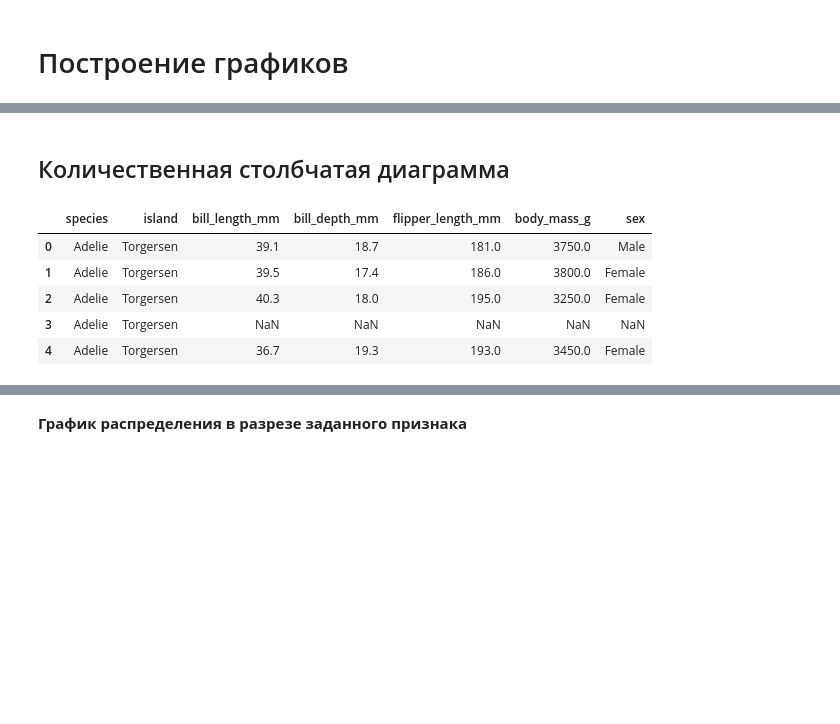
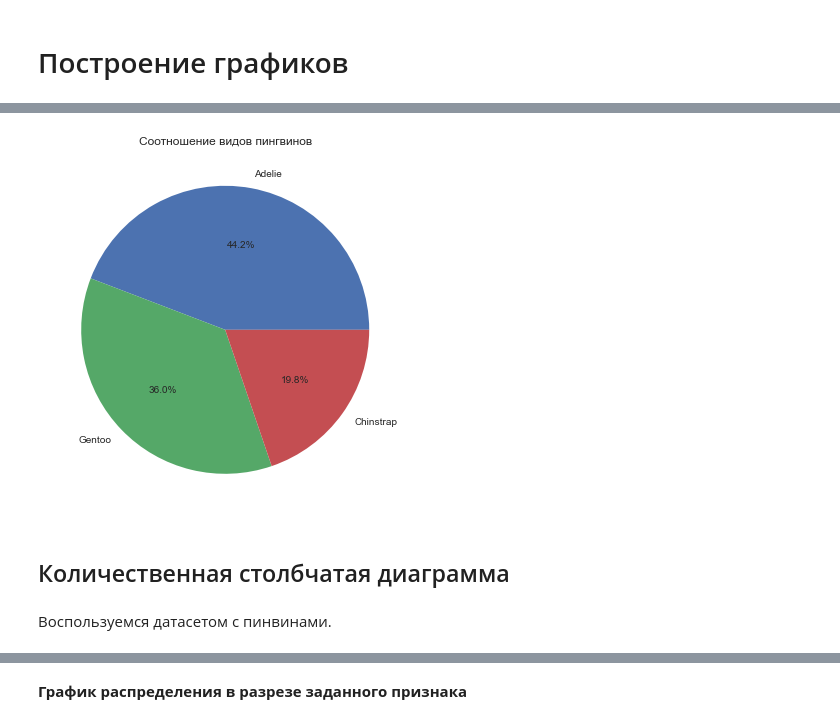
Before and after one commit to experiment0/data_science_helpers, a Jupyter notebook: articles/building_graphs.ipynb, the cells around one changed output, grey strips where cells are left out. Saved outputs shown, nothing was run; the diff lists cells and outputs as text; code cells hidden in the pictures; blank space fills up the shorter version.

```diff
--- a/articles/building_graphs.ipynb
+++ b/articles/building_graphs.ipynb
@@ -16,16 +29,22 @@ simplefilter('ignore')
+# %%
+# Посмотрим на соотношение видов пингвинов
+penguin_species = penguins_data['species'].value_counts()
+
+fig = plt.figure(figsize=(5, 5))
+axes = fig.add_axes([0, 0, 1, 1])
+
+axes.set_title('Соотношение видов пингвинов')
+axes.pie(
+    penguin_species,
+    labels=penguin_species.index,
+    autopct='%.1f%%',
+);
+# %% [output]
+[figure, added]
 # %% [markdown]
 ## Количественная столбчатая диаграмма
-# %%
-# Возьмем датасет с пинвинами
-penguins_data = sns.load_dataset('penguins')
-penguins_data.head()
-# %% [output]
-|  | species | island | bill_length_mm | bill_depth_mm | flipper_length_mm | body_mass_g | sex |
-| 0 | Adelie | Torgersen | 39.1 | 18.7 | 181.0 | 3750.0 | Male |
-| 1 | Adelie | Torgersen | 39.5 | 17.4 | 186.0 | 3800.0 | Female |
-| 2 | Adelie | Torgersen | 40.3 | 18.0 | 195.0 | 3250.0 | Female |
-| 3 | Adelie | Torgersen | NaN | NaN | NaN | NaN | NaN |
-| 4 | Adelie | Torgersen | 36.7 | 19.3 | 193.0 | 3450.0 | Female |
+# %% [markdown]
+Воспользуемся датасетом с пинвинами.
 # %%
 # количественная столбчатая диаграмма
 ax = sns.countplot(data=penguins_data, x=penguins_data['species'])
```
Also changed, not shown: parts of 4 cells of this notebook, 5 other files.
